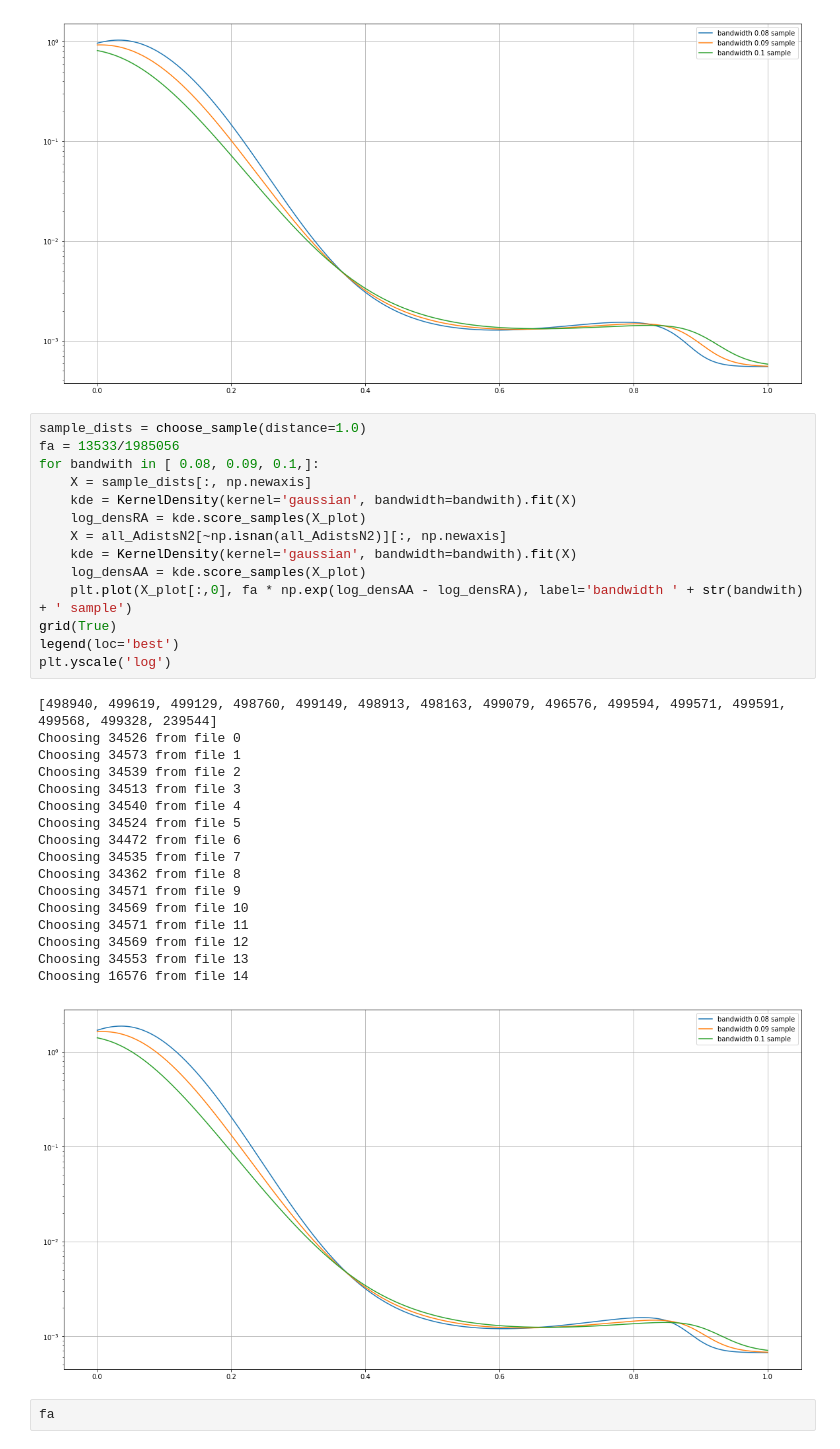
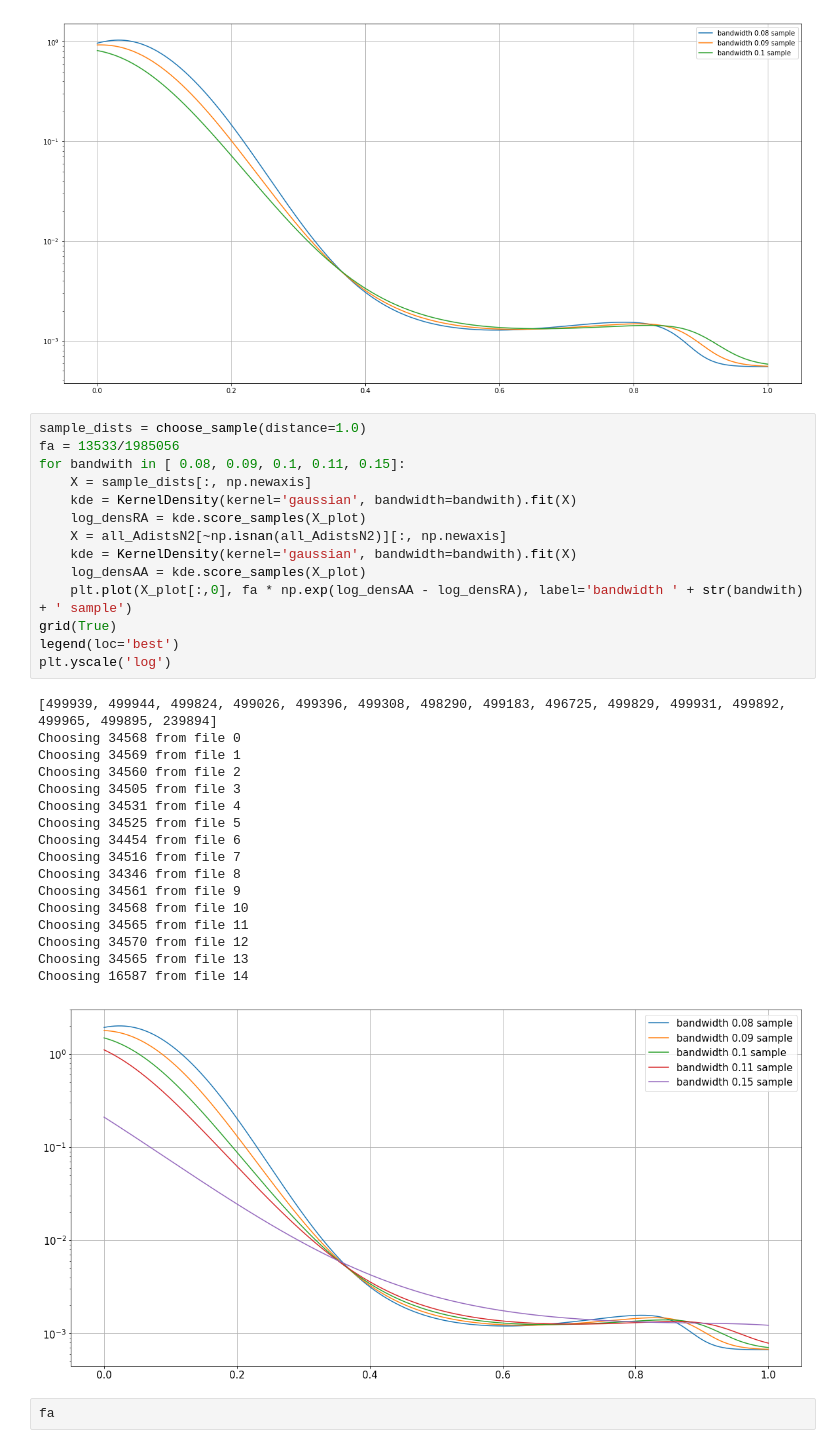
Before and after one commit to owatson/PenalizedPrediction, a Jupyter notebook: MalariaSanityCheck.ipynb, the cells around one changed output. Cells and saved outputs as stored; diff of their text form.

```diff
--- a/MalariaSanityCheck.ipynb
+++ b/MalariaSanityCheck.ipynb
@@ -902,35 +902,35 @@ Choosing 1986 from file 14
 # %%
 sample_dists = choose_sample(distance=1.0)
 fa = 13533/1985056
-for bandwith in [ 0.08, 0.09, 0.1,]:
+for bandwith in [ 0.08, 0.09, 0.1, 0.11, 0.15]:
     X = sample_dists[:, np.newaxis]
     kde = KernelDensity(kernel='gaussian', bandwidth=bandwith).fit(X)
     log_densRA = kde.score_samples(X_plot)
     X = all_AdistsN2[~np.isnan(all_AdistsN2)][:, np.newaxis]
     kde = KernelDensity(kernel='gaussian', bandwidth=bandwith).fit(X)
     log_densAA = kde.score_samples(X_plot)
     plt.plot(X_plot[:,0], fa * np.exp(log_densAA - log_densRA), label='bandwidth ' + str(bandwith) + ' sample')
 grid(True)
 legend(loc='best')
 plt.yscale('log')
 # %% [output]
-[498940, 499619, 499129, 498760, 499149, 498913, 498163, 499079, 496576, 499594, 499571, 499591, 499568, 499328, 239544]
-Choosing 34526 from file 0
-Choosing 34573 from file 1
-Choosing 34539 from file 2
-Choosing 34513 from file 3
-Choosing 34540 from file 4
-Choosing 34524 from file 5
-Choosing 34472 from file 6
-Choosing 34535 from file 7
-Choosing 34362 from file 8
-Choosing 34571 from file 9
-Choosing 34569 from file 10
-Choosing 34571 from file 11
-Choosing 34569 from file 12
-Choosing 34553 from file 13
-Choosing 16576 from file 14
+[499939, 499944, 499824, 499026, 499396, 499308, 498290, 499183, 496725, 499829, 499931, 499892, 499965, 499895, 239894]
+Choosing 34568 from file 0
+Choosing 34569 from file 1
+Choosing 34560 from file 2
+Choosing 34505 from file 3
+Choosing 34531 from file 4
+Choosing 34525 from file 5
+Choosing 34454 from file 6
+Choosing 34516 from file 7
+Choosing 34346 from file 8
+Choosing 34561 from file 9
+Choosing 34568 from file 10
+Choosing 34565 from file 11
+Choosing 34570 from file 12
+Choosing 34565 from file 13
+Choosing 16587 from file 14
-[figure, old version]
+[figure, new version]
 # %%
 fa
 # %% [output]
```
Also changed, not shown: parts of 1 cell of this notebook, 1 other file.
